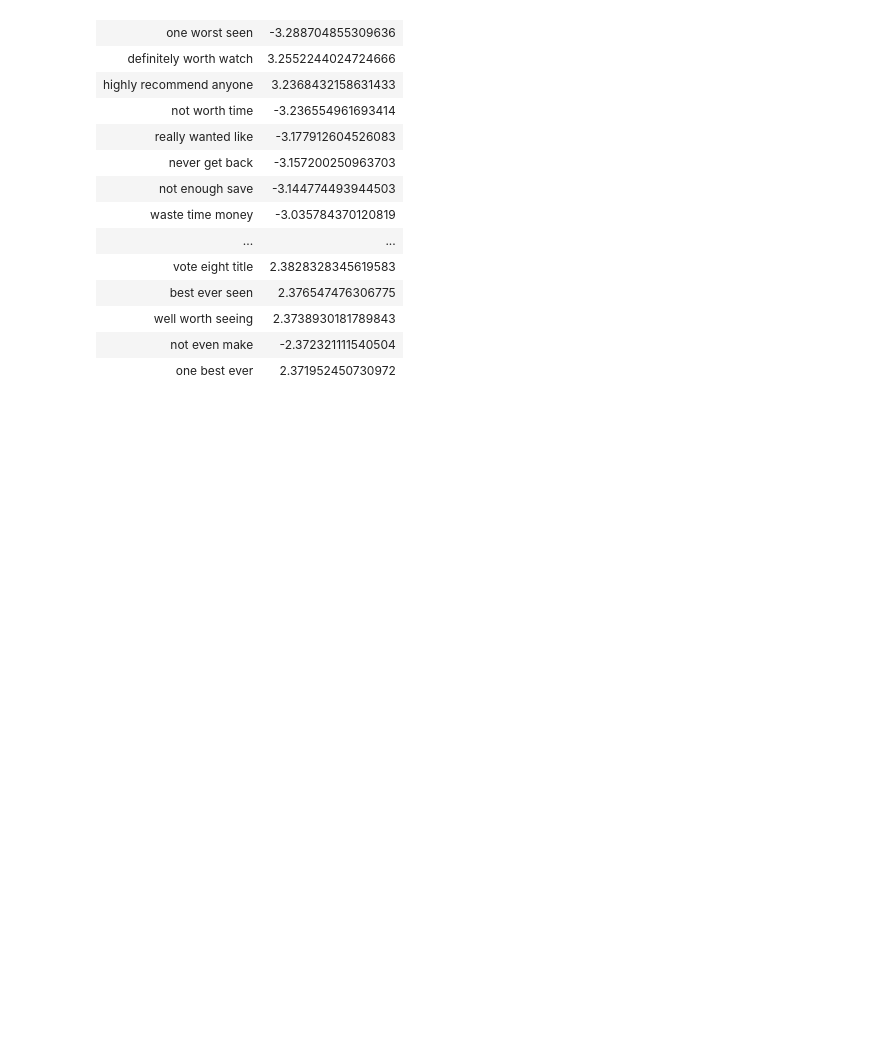
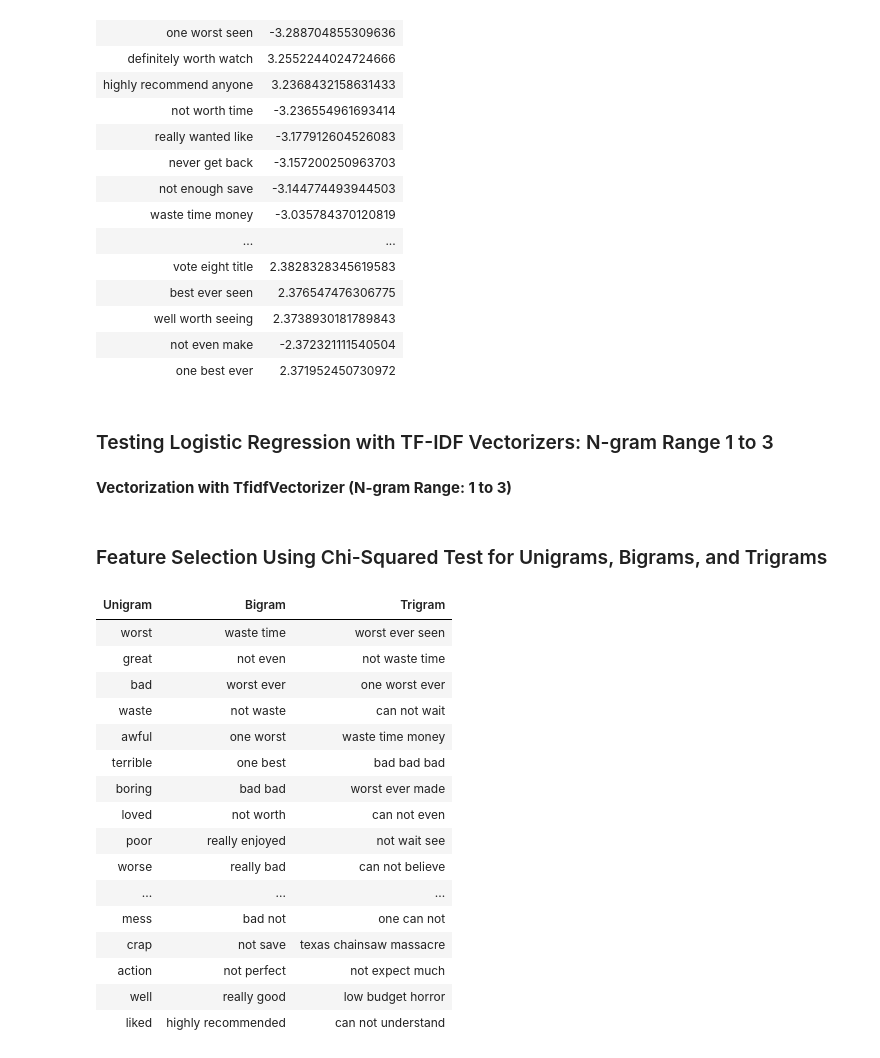
Before and after one commit to Danitilahun/Sentiment-Analysis, a Jupyter notebook: Feature_Engineering_and_Feature_Selection_for_Sentiment_Analyzer.ipynb, the cells around one changed output. Saved outputs shown, nothing was run; the diff lists cells and outputs as text; code cells hidden in the pictures; blank space fills up the shorter version.

Commit message:
### Feature Selection Using Chi-Squared Test for Unigrams, Bigrams, and Trigrams

```diff
--- a/Feature_Engineering_and_Feature_Selection_for_Sentiment_Analyzer.ipynb
+++ b/Feature_Engineering_and_Feature_Selection_for_Sentiment_Analyzer.ipynb
@@ -792,3 +793,62 @@ important_features_table_trigrams_tfidf
 | well worth seeing | 2.3738930181789843 |
 | not even make | -2.372321111540504 |
 | one best ever | 2.371952450730972 |
+# %% [markdown]
+### Testing Logistic Regression with TF-IDF Vectorizers: N-gram Range 1 to 3
+# %% [markdown]
+**Vectorization with TfidfVectorizer (N-gram Range: 1 to 3)**
+# %%
+x_train_ngrams_tfidf_vectorized, x_test_ngrams_tfidf_vectorized, ngram_tfidf_vectorizer = vectorize_text(
+    train_data['Reviews_clean'],
+    test_data['Reviews_clean'],
+    tokenizer=LemmaTokenizer(),
+    vectorizer_type='tfidf',
+    ngram_range=(1, 3),
+    min_df=10,
+    max_features=5000
+)
+# %% [markdown]
+### Feature Selection Using Chi-Squared Test for Unigrams, Bigrams, and Trigrams
+# %%
+from sklearn.feature_selection import chi2
+import numpy as np
+from prettytable import PrettyTable
+
+N = 5000
+featureselection = PrettyTable(["Unigram", "Bigram",  "Trigram"])
+
+for category in y_train.unique():
+    features_chi2 = chi2(x_train_ngrams_tfidf_vectorized, y_train == category)
+    indices = np.argsort(features_chi2[0])
+    feature_names = np.array(ngram_tfidf_vectorizer.get_feature_names_out())[indices]
+
+    unigrams = [x for x in feature_names if len(x.split(' ')) == 1]
+    bigrams = [x for x in feature_names if len(x.split(' ')) == 2]
+    trigrams = [x for x in feature_names if len(x.split(' ')) == 3]
+
+    for i in range(min(N, len(unigrams), len(bigrams), len(trigrams))):
+        featureselection.add_row([
+            unigrams[-(i+1)] if i < len(unigrams) else '',
+            bigrams[-(i+1)] if i < len(bigrams) else '',
+            trigrams[-(i+1)] if i < len(trigrams) else '',
+        ])
+
+featureselection
+# %% [output]
+| Unigram | Bigram | Trigram |
+| worst | waste time | worst ever seen |
+| great | not even | not waste time |
+| bad | worst ever | one worst ever |
+| waste | not waste | can not wait |
+| awful | one worst | waste time money |
+| terrible | one best | bad bad bad |
+| boring | bad bad | worst ever made |
+| loved | not worth | can not even |
+| poor | really enjoyed | not wait see |
+| worse | really bad | can not believe |
+| ... | ... | ... |
+| mess | bad not | one can not |
+| crap | not save | texas chainsaw massacre |
+| action | not perfect | not expect much |
+| well | really good | low budget horror |
+| liked | highly recommended | can not understand |
```
Also changed, not shown: parts of 2 cells of this notebook.
